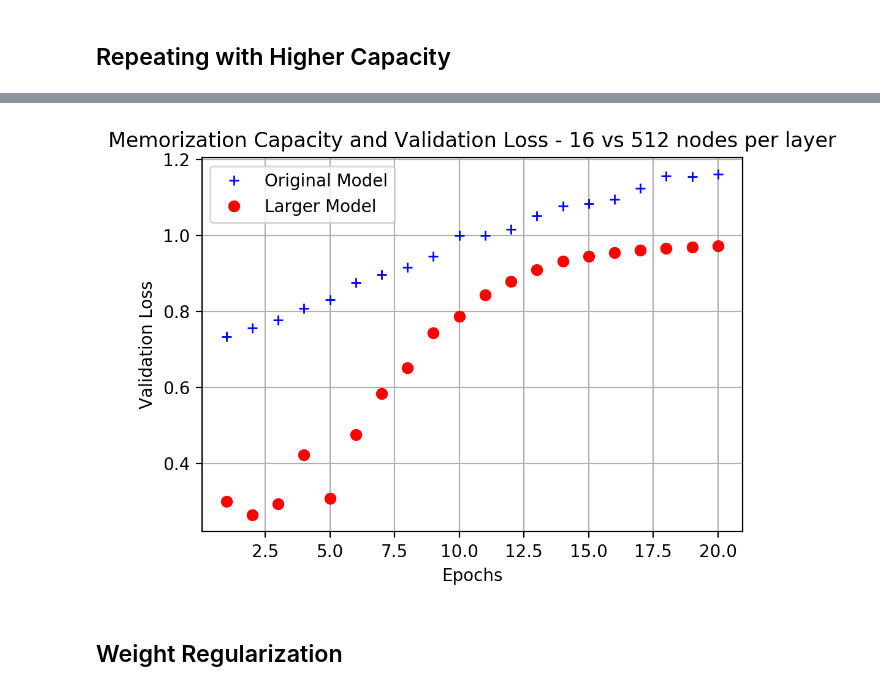
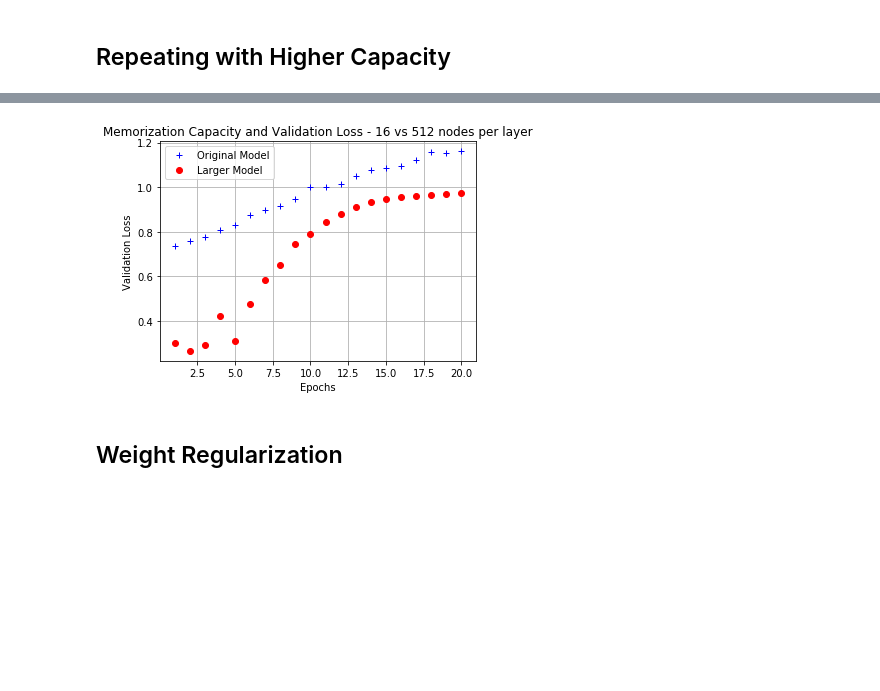
Before and after one commit to SMS-NED16/FYP-DL, a Jupyter notebook: Dl-Python-Book/chapter_4/4_1_Improving_IMDB_Model.ipynb, the cells around one changed output, grey strips where cells are left out. Cells and saved outputs as stored; diff of their text form; code cells hidden in the pictures; blank space fills up the shorter version.

```diff
--- a/Dl-Python-Book/chapter_4/4_1_Improving_IMDB_Model.ipynb
+++ b/Dl-Python-Book/chapter_4/4_1_Improving_IMDB_Model.ipynb
@@ -150,15 +150,15 @@ Epoch 20/20
 15000/15000 [==============================] - 7s 499us/step - loss: 1.1186e-07 - acc: 1.0000 - val_loss: 0.9731 - val_acc: 0.8865
 # %%
 # Comparing the plots
-plt.figure(figsize=(6,4), dpi=200)
+plt.figure(figsize=(6,4))
 epochs = range(1, len(model_512_hist.history['acc']) + 1)
 plt.plot(epochs, old_hist.history['val_loss'], 'b+', label='Original Model')
 plt.plot(epochs, model_512_hist.history['val_loss'], 'ro', label='Larger Model')
 plt.xlabel('Epochs'); plt.ylabel('Validation Loss'); plt.grid(True); plt.legend()
 plt.title('Memorization Capacity and Validation Loss - 16 vs 512 nodes per layer')
 plt.tight_layout()
 # %% [output]
-[figure, old version]
+[figure, new version]
 # %% [markdown]
 ## Weight Regularization
 # %%
```
Also changed, not shown: parts of 2 cells of this notebook.
